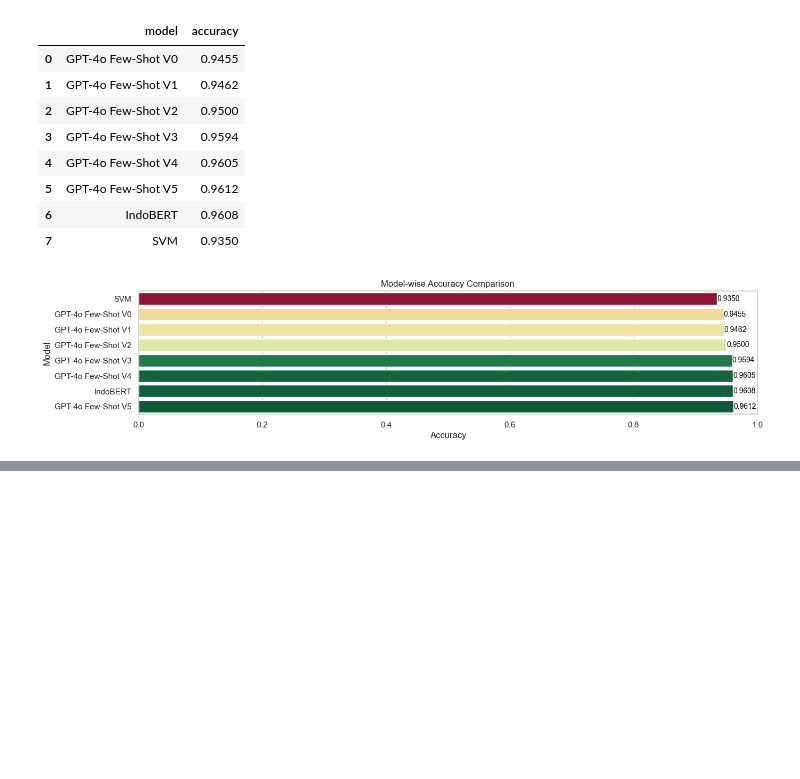
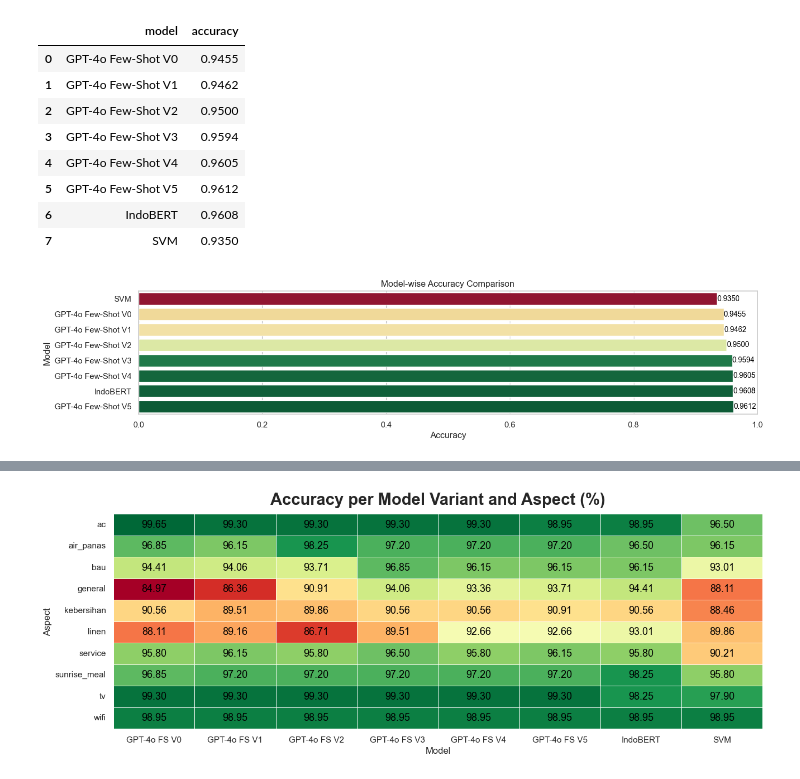
Before and after one commit to chells990/ABSA-Indonesia-Hotel-Reviews, a Jupyter notebook: notebook/qualitative.ipynb, the cells around one changed output, grey strips where cells are left out. Drawn from its saved outputs; the diff is of its cells as text; code cells hidden in the pictures; blank space fills up the shorter version.

```diff
--- a/notebook/qualitative.ipynb
+++ b/notebook/qualitative.ipynb
@@ -210,0 +213,34 @@ plt.show()
+# %%
+# Apply aliasing to model names
+heatmap_data = full_results.pivot_table(index="aspect", columns="model", values="accuracy", aggfunc="mean")
+model_name_mapping = {
+    'GPT-4o Few-Shot V0': 'GPT-4o FS V0',
+    'GPT-4o Few-Shot V1': 'GPT-4o FS V1',
+    'GPT-4o Few-Shot V2': 'GPT-4o FS V2',
+    'GPT-4o Few-Shot V3': 'GPT-4o FS V3',
+    'GPT-4o Few-Shot V4': 'GPT-4o FS V4',
+    'GPT-4o Few-Shot V5': 'GPT-4o FS V5',
+    'IndoBERT': 'IndoBERT',
+    'SVM': 'SVM'
+}
+heatmap_data = heatmap_data.rename(columns=model_name_mapping)  # Rename model names
+
+# Create heatmap
+plt.figure(figsize=(15, 5))
+sns.heatmap(
+    heatmap_data * 100,
+    annot=True,
+    cmap="RdYlGn",
+    fmt=".2f",
+    linewidths=0.5,
+    cbar=False,
+    annot_kws={"color": "black", "size": 13}
+)
+
+plt.title("Accuracy per Model Variant and Aspect (%)", fontsize=21, fontweight='bold', pad=12)
+plt.xlabel("Model")
+plt.ylabel("Aspect")
+plt.xticks(rotation=0)  # Ensure readability of the new labels
+plt.show()
+# %% [output]
+[figure, added]
```
Also changed, not shown: parts of 2 cells of this notebook, 1 other file.
